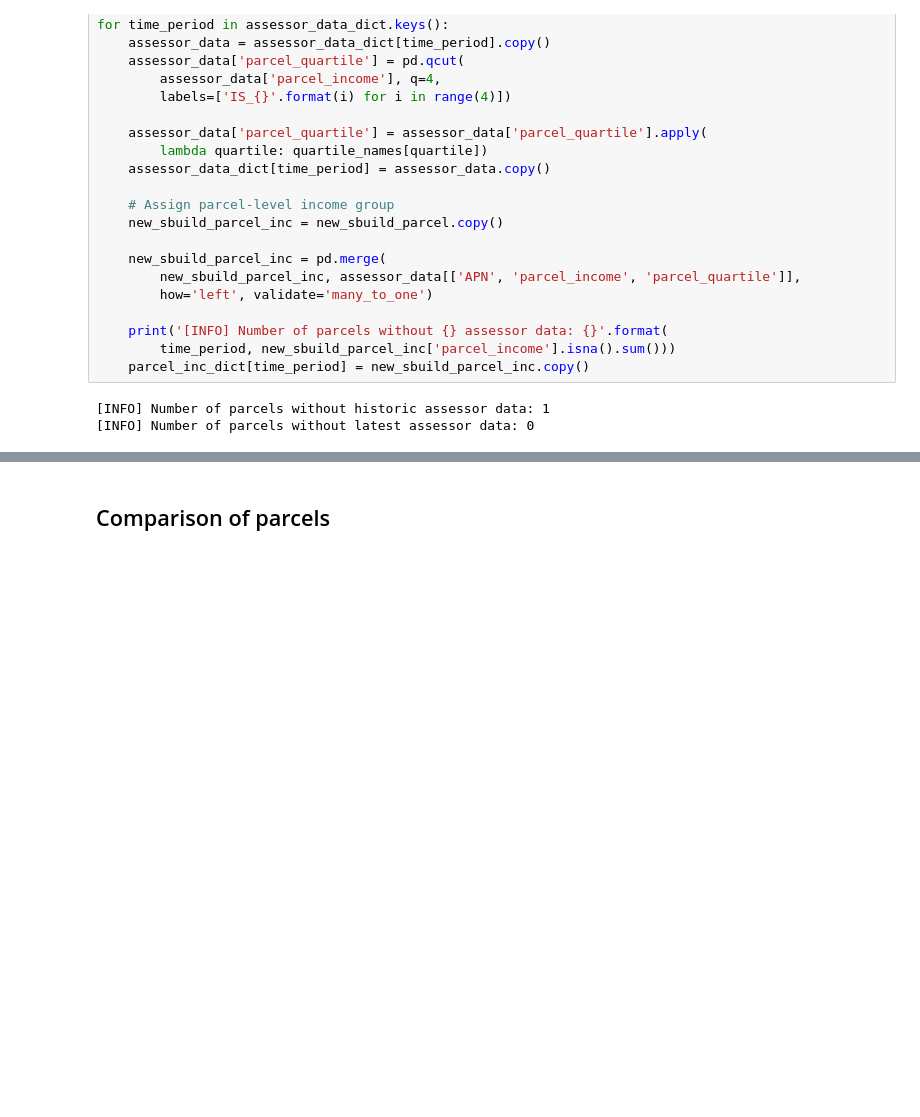
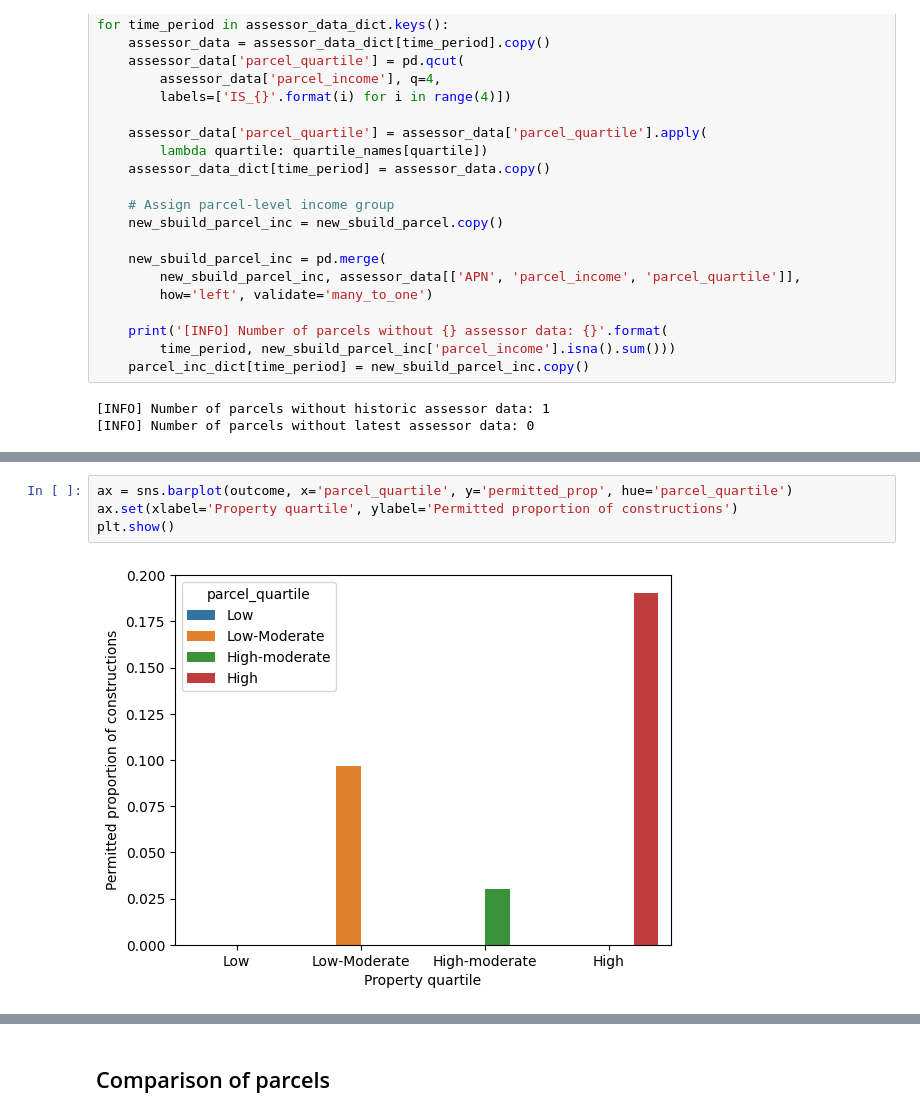
Before and after one commit to reglab/rgb-footprint-extract, a Jupyter notebook: naip_process/Pop-Estimates-Batch1Analysis.ipynb, the cells around one changed output, grey strips where cells are left out. Cells and saved outputs as stored; diff of their text form; blank space fills up the shorter version.

```diff
--- a/naip_process/Pop-Estimates-Batch1Analysis.ipynb
+++ b/naip_process/Pop-Estimates-Batch1Analysis.ipynb
@@ -271 +361,7 @@ outcome
+# %%
+ax = sns.barplot(outcome, x='parcel_quartile', y='permitted_prop', hue='parcel_quartile')
+ax.set(xlabel='Property quartile', ylabel='Permitted proportion of constructions')
+plt.show()
+# %% [output]
+[figure, added]
 # %%
```
Also changed, not shown: parts of 65 cells of this notebook, 5 other files.
